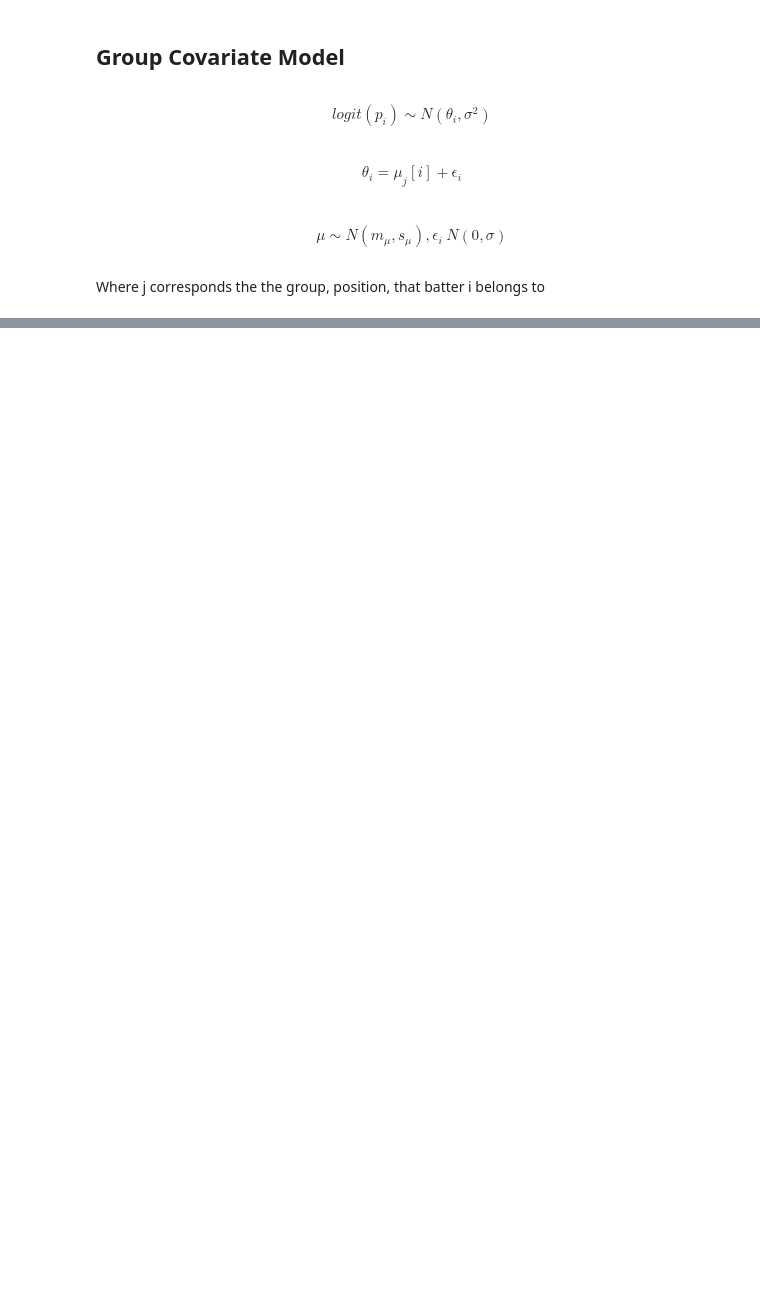
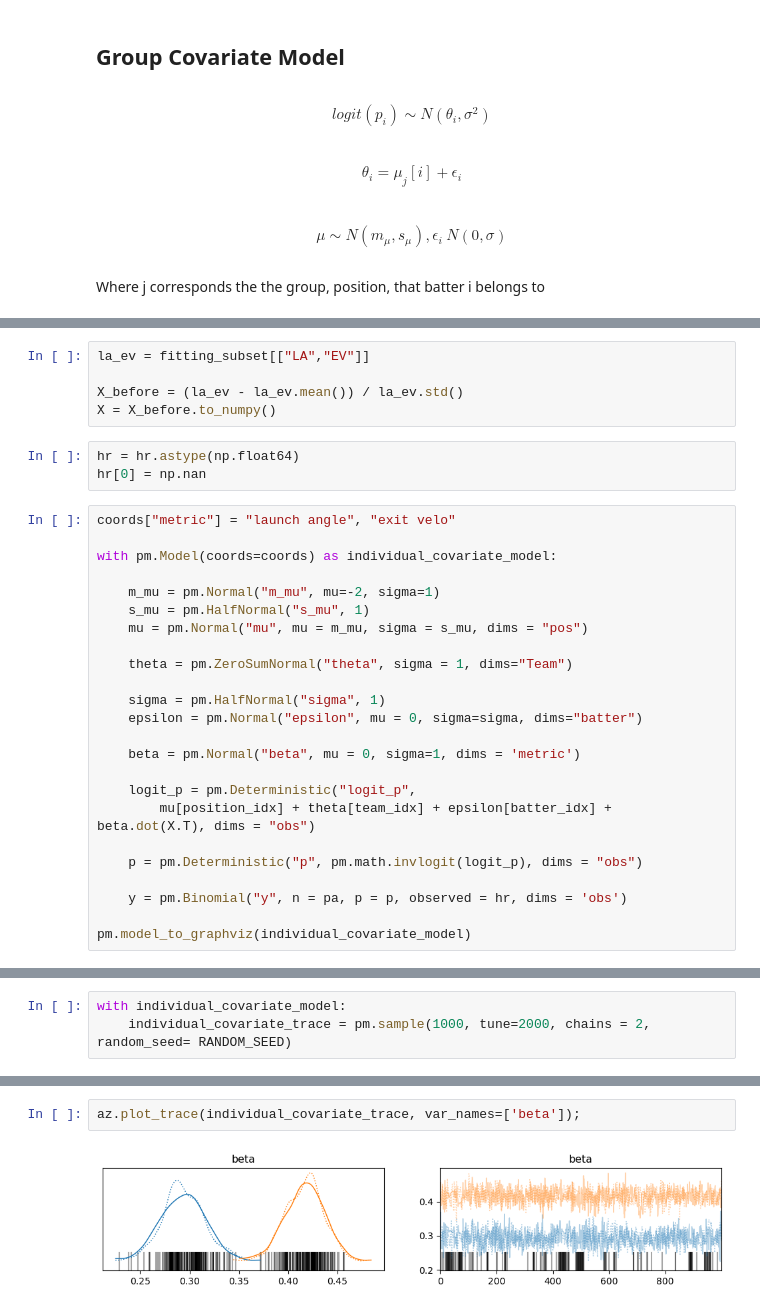
Before and after one commit to jvminkim/hitting-25, a Jupyter notebook: scripts/baseline_models.ipynb, the cells around one changed output, grey strips where cells are left out. Cells and saved outputs as stored; diff of their text form; blank space fills up the shorter version.

```diff
--- a/scripts/baseline_models.ipynb
+++ b/scripts/baseline_models.ipynb
@@ -563,0 +690,32 @@ data
+# %%
+la_ev = fitting_subset[["LA","EV"]]
+
+X_before = (la_ev - la_ev.mean()) / la_ev.std()
+X = X_before.to_numpy()
+# %%
+hr = hr.astype(np.float64)
+hr[0] = np.nan
+# %%
+coords["metric"] = "launch angle", "exit velo"
+
+with pm.Model(coords=coords) as individual_covariate_model:
+
+    m_mu = pm.Normal("m_mu", mu=-2, sigma=1)
+    s_mu = pm.HalfNormal("s_mu", 1)
+    mu = pm.Normal("mu", mu = m_mu, sigma = s_mu, dims = "pos")
+
+    theta = pm.ZeroSumNormal("theta", sigma = 1, dims="Team")
+
+    sigma = pm.HalfNormal("sigma", 1)
+    epsilon = pm.Normal("epsilon", mu = 0, sigma=sigma, dims="batter")
+
+    beta = pm.Normal("beta", mu = 0, sigma=1, dims = 'metric')
+
+    logit_p = pm.Deterministic("logit_p",
+        mu[position_idx] + theta[team_idx] + epsilon[batter_idx] + beta.dot(X.T), dims = "obs")
+
+    p = pm.Deterministic("p", pm.math.invlogit(logit_p), dims = "obs")
+
+    y = pm.Binomial("y", n = pa, p = p, observed = hr, dims = 'obs')
+
+pm.model_to_graphviz(individual_covariate_model)
@@ -563,0 +724,3 @@ data
+# %%
+with individual_covariate_model:
+    individual_covariate_trace = pm.sample(1000, tune=2000, chains = 2, random_seed= RANDOM_SEED)
@@ -563,0 +738,4 @@ data
+# %%
+az.plot_trace(individual_covariate_trace, var_names=['beta']);
+# %% [output]
+[figure, added]
```
Also changed, not shown: parts of 60 cells of this notebook.
